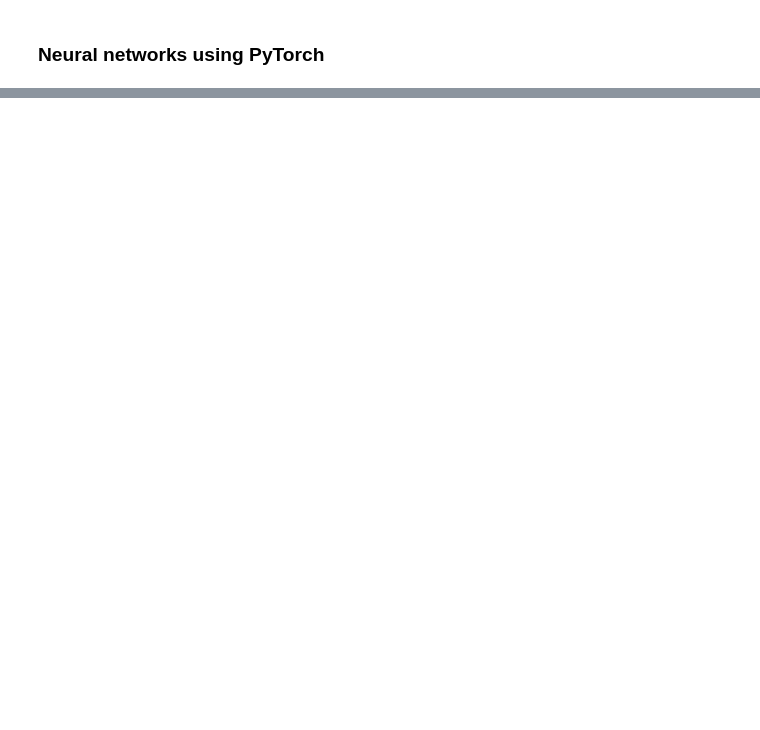
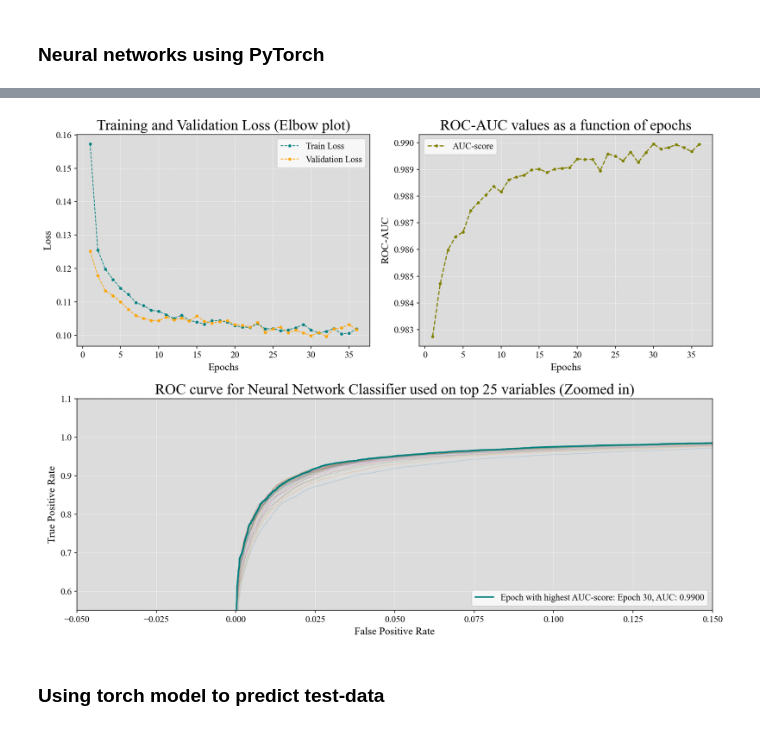
Before and after one commit to nielsdavidsen/AppliedML2025_fork, a Jupyter notebook: NIELS_working_dir/Initial_project/classifiation.ipynb, the cells around one changed output, grey strips where cells are left out. Drawn from its saved outputs; the diff is of its cells as text; code cells hidden in the pictures; blank space fills up the shorter version.

```diff
--- a/NIELS_working_dir/Initial_project/classifiation.ipynb
+++ b/NIELS_working_dir/Initial_project/classifiation.ipynb
@@ -296,0 +432,11 @@ import torch.nn.functional as F
+# %%
+# Creating PyTorch datasets
+train_data_torch = ClassificationDataset(X_train_scaled, y_train)
+valid_data_torch = ClassificationDataset(X_valid_scaled, y_valid)
+test_data_torch = ClassificationDataset(X_test_scaled)
+
+
+# Creating DataLoader objects
+train_loader = DataLoader(train_data_torch, batch_size=64, shuffle=True)
+valid_loader = DataLoader(valid_data_torch, batch_size=64, shuffle=False, num_workers=0, pin_memory=False)
+test_loader = DataLoader(test_data_torch, batch_size=64, shuffle=False, num_workers=0, pin_memory=False)
@@ -296,0 +515,45 @@ import torch.nn.functional as F
+# %%
+import matplotlib.gridspec as gridspec
+
+
+gs = gridspec.GridSpec(2, 2, height_ratios=[1, 1])
+fig = plt.figure(figsize=(13, 10), dpi=150, facecolor="white")
+ax1 = plt.subplot(gs[0,0])
+ax2 = plt.subplot(gs[0,1])
+ax3 = plt.subplot(gs[1,:])
+
+
+ax1.plot(range(1, epoch_reached), train_losses, label="Train Loss", color="teal", marker='.', ls='--', linewidth=1)
+ax1.plot(range(1, epoch_reached), valid_losses, label="Validation Loss", color="orange", marker='.', ls='--', linewidth=1)
+ax1.set_xlabel("Epochs")
+ax1.set_ylabel("Loss")
+ax1.set_title("Training and Validation Loss (Elbow plot)")
+ax1.legend()
+
+ax2.plot(range(1, epoch_reached), auc_list, label="AUC-score", color="olive", marker='.', ls='--')
+ax2.set_xlabel("Epochs")
+ax2.set_ylabel("ROC-AUC")
+ax2.set_title("ROC-AUC values as a function of epochs")
+ax2.legend()
+
+for i in range(len(tpr_list)):
+    ax3.plot(fpr_list[i], tpr_list[i], alpha=0.2, linewidth=0.7)
+max_idx= np.argmax(auc_list)
+ax3.plot(fpr_list[max_idx], tpr_list[max_idx], label=f"Epoch with highest AUC-score: Epoch {max_idx+1}, AUC: {auc_list[max_idx]:.4f}", color="teal", linewidth=2)
+ax3.plot([0, 1], [0, 1], color="k", linestyle="-.", linewidth=0.5)
+ax3.set(xlim=(-0.05, 0.15), ylim=(0.55, 1.1))
+ax3.legend(loc="lower right", fontsize=12)
+ax3.set_xlabel("False Positive Rate")
+ax3.set_ylabel("True Positive Rate")
+ax3.set_title("ROC curve for Neural Network Classifier used on top 25 variables (Zoomed in)")
+
+
+# Optional: remove background grid behind axes if set globally
+fig.patch.set_facecolor('white')  # Figure background
+fig.patch.set_alpha(1.0)
+
+plt.tight_layout()
+# %% [output]
+[figure, added]
+# %% [markdown]
+### Using torch model to predict test-data
```
Also changed, not shown: parts of 15 cells of this notebook, 1 other file.
